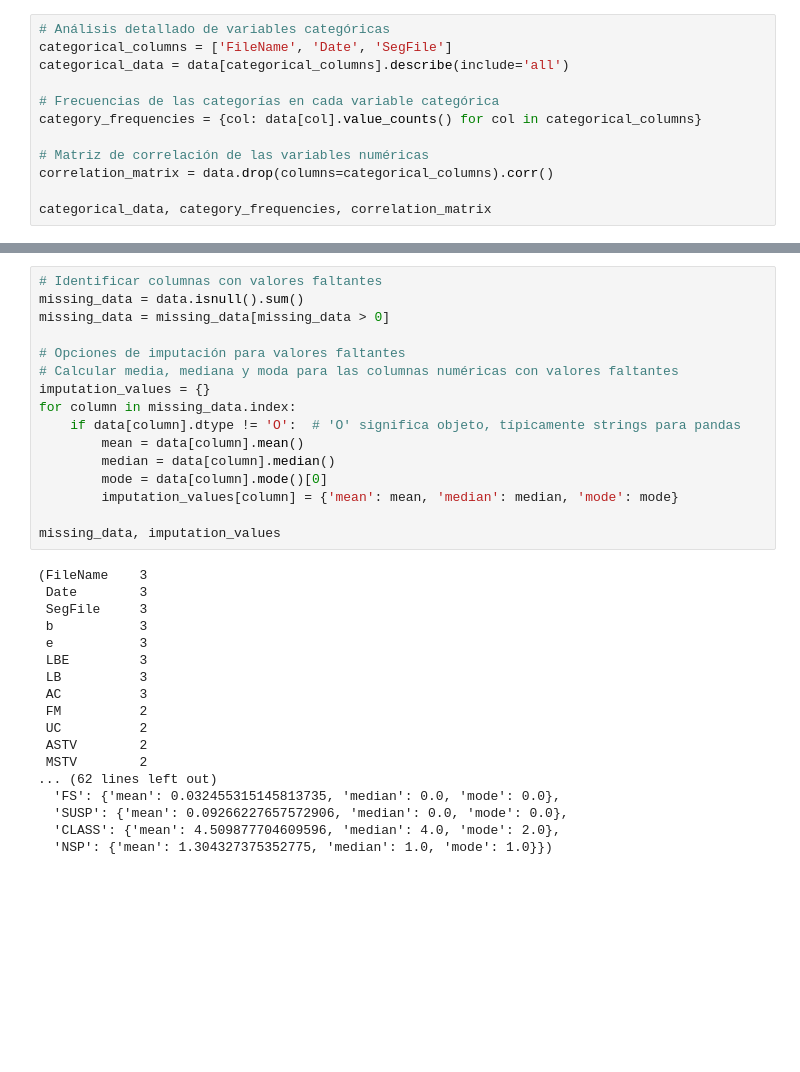
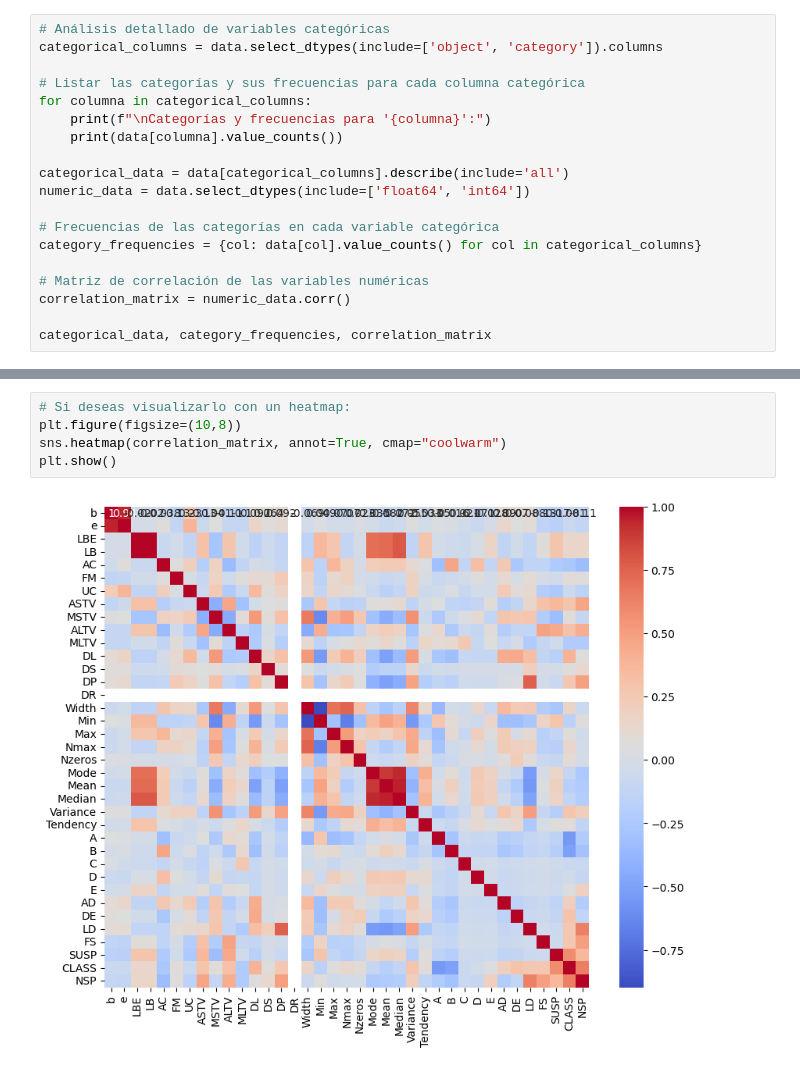
Before and after one commit to JosueHernandezR/master-AI, a Jupyter notebook: aprendizaje automatico/Act 3/Act3.ipynb, the cells around one changed output, grey strips where cells are left out. Drawn from its saved outputs; the diff is of its cells as text; blank space fills up the shorter version.

```diff
--- a/aprendizaje automatico/Act 3/Act3.ipynb
+++ b/aprendizaje automatico/Act 3/Act3.ipynb
@@ -44,14 +50,21 @@ memory usage: 665.4+ KB
  None)
 # %%
 # Análisis detallado de variables categóricas
-categorical_columns = ['FileName', 'Date', 'SegFile']
+categorical_columns = data.select_dtypes(include=['object', 'category']).columns
+
+# Listar las categorías y sus frecuencias para cada columna categórica
+for columna in categorical_columns:
+    print(f"\nCategorías y frecuencias para '{columna}':")
+    print(data[columna].value_counts())
+
 categorical_data = data[categorical_columns].describe(include='all')
+numeric_data = data.select_dtypes(include=['float64', 'int64'])
 
 # Frecuencias de las categorías en cada variable categórica
 category_frequencies = {col: data[col].value_counts() for col in categorical_columns}
 
 # Matriz de correlación de las variables numéricas
-correlation_matrix = data.drop(columns=categorical_columns).corr()
+correlation_matrix = numeric_data.corr()
 
 categorical_data, category_frequencies, correlation_matrix
 # %% [output]
@@ -75,34 +105,7 @@ categorical_data, category_frequencies, correlation_matrix
-# %%
-# Identificar columnas con valores faltantes
-missing_data = data.isnull().sum()
-missing_data = missing_data[missing_data > 0]
-
-# Opciones de imputación para valores faltantes
-# Calcular media, mediana y moda para las columnas numéricas con valores faltantes
-imputation_values = {}
-for column in missing_data.index:
-    if data[column].dtype != 'O':  # 'O' significa objeto, típicamente strings para pandas
-        mean = data[column].mean()
-        median = data[column].median()
-        mode = data[column].mode()[0]
-        imputation_values[column] = {'mean': mean, 'median': median, 'mode': mode}
-
-missing_data, imputation_values
-# %% [output]
-(FileName    3
- Date        3
- SegFile     3
- b           3
- e           3
- LBE         3
- LB          3
- AC          3
- FM          2
- UC          2
- ASTV        2
- MSTV        2
-... (62 lines left out)
-  'FS': {'mean': 0.032455315145813735, 'median': 0.0, 'mode': 0.0},
-  'SUSP': {'mean': 0.09266227657572906, 'median': 0.0, 'mode': 0.0},
-  'CLASS': {'mean': 4.509877704609596, 'median': 4.0, 'mode': 2.0},
-  'NSP': {'mean': 1.304327375352775, 'median': 1.0, 'mode': 1.0}})
+# %%
+# Si deseas visualizarlo con un heatmap:
+plt.figure(figsize=(10,8))
+sns.heatmap(correlation_matrix, annot=True, cmap="coolwarm")
+plt.show()
+# %% [output]
+[figure, added]
```
Also changed, not shown: parts of 8 cells of this notebook, 6 other files.
